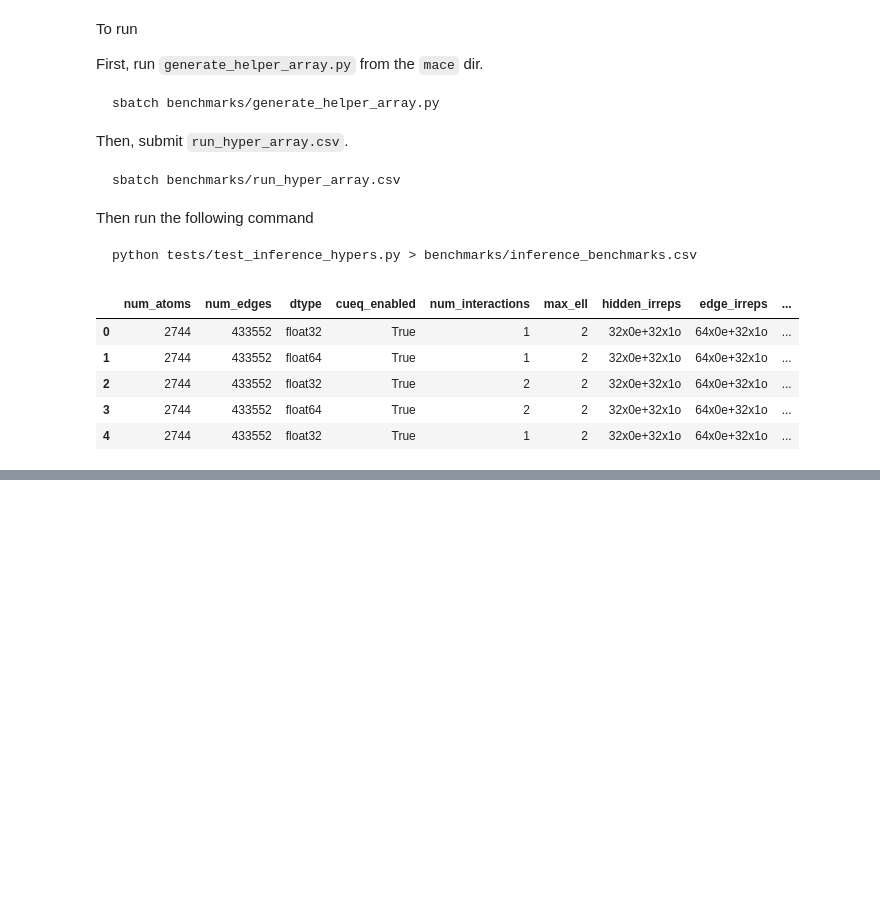
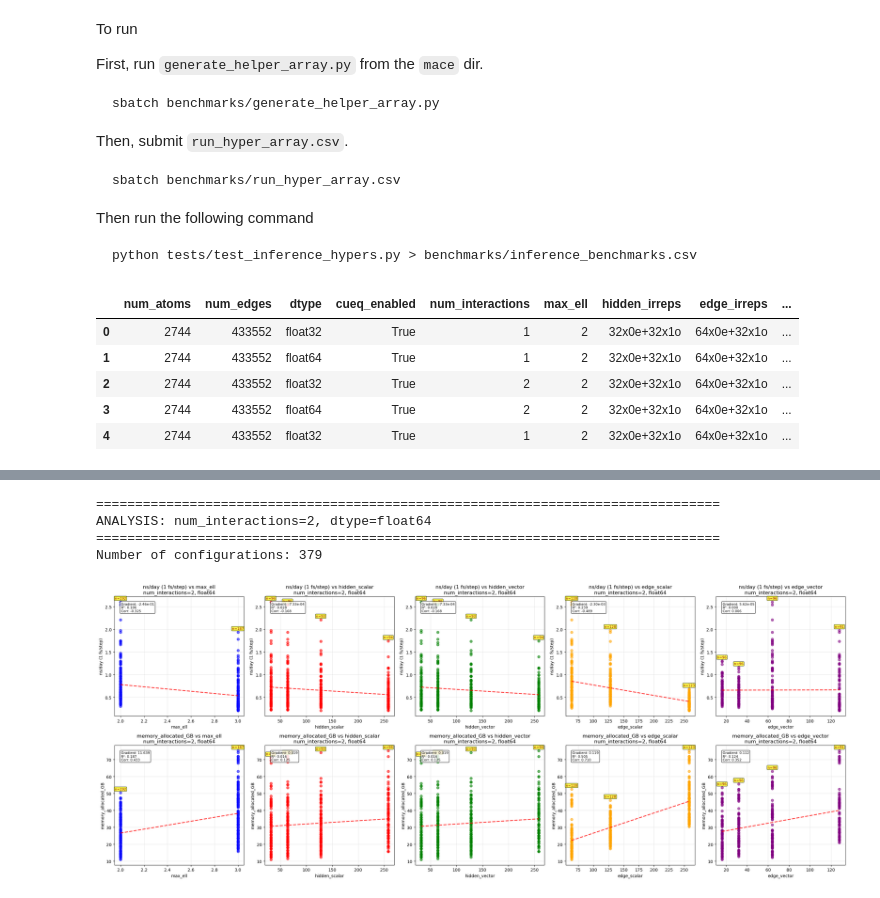
Before and after one commit to ThomasWarford/mace, a Jupyter notebook: benchmarks/analysis.ipynb, the cells around one changed output, grey strips where cells are left out. Cells and saved outputs as stored; diff of their text form; code cells hidden in the pictures; blank space fills up the shorter version.

```diff
--- a/benchmarks/analysis.ipynb
+++ b/benchmarks/analysis.ipynb
@@ -46,0 +263,22 @@ df.head()
+# %%
+# Analysis for num_interactions == 2, dtype == float64
+print("="*80)
+print("ANALYSIS: num_interactions=2, dtype=float64")
+print("="*80)
+
+df_subset = df[(df['num_interactions'] == 2) & (df['dtype'] == 'float64')]
+print(f"Number of configurations: {len(df_subset)}")
+
+plot_hyperparameter_analysis(
+    df_subset,
+    "num_interactions=2, float64",
+    numerical_hyperparams,
+    key_performance_metric,
+    'memory_allocated_GB'
+)
+# %% [output]
+================================================================================
+ANALYSIS: num_interactions=2, dtype=float64
+================================================================================
+Number of configurations: 379
+[figure, added]
```
Also changed, not shown: parts of 12 cells of this notebook.
